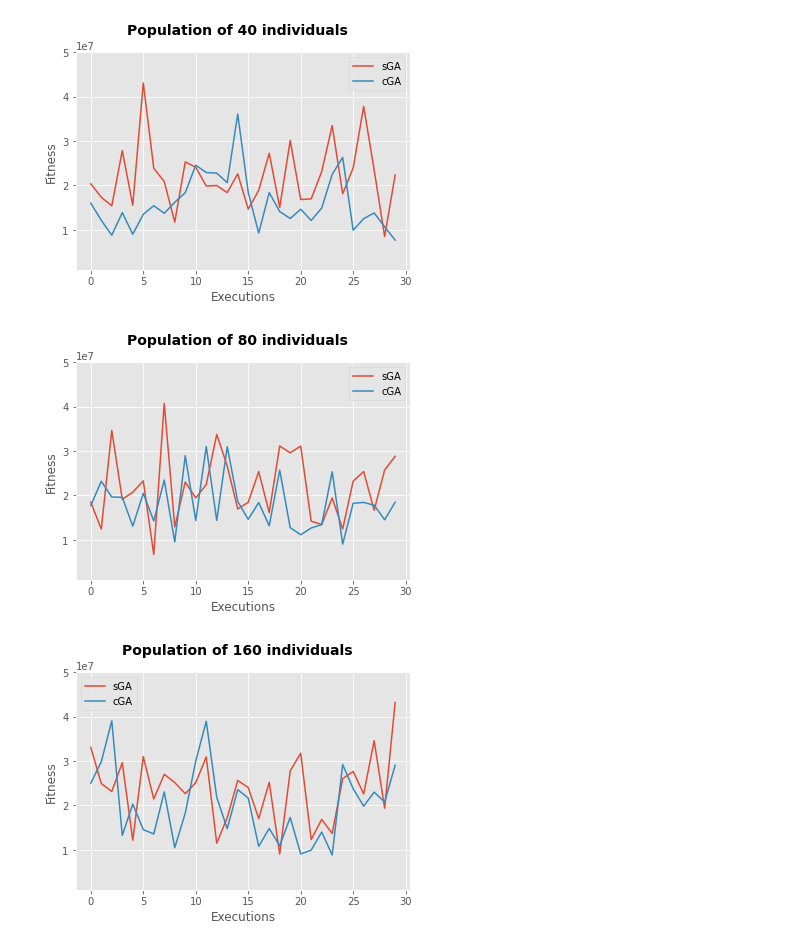
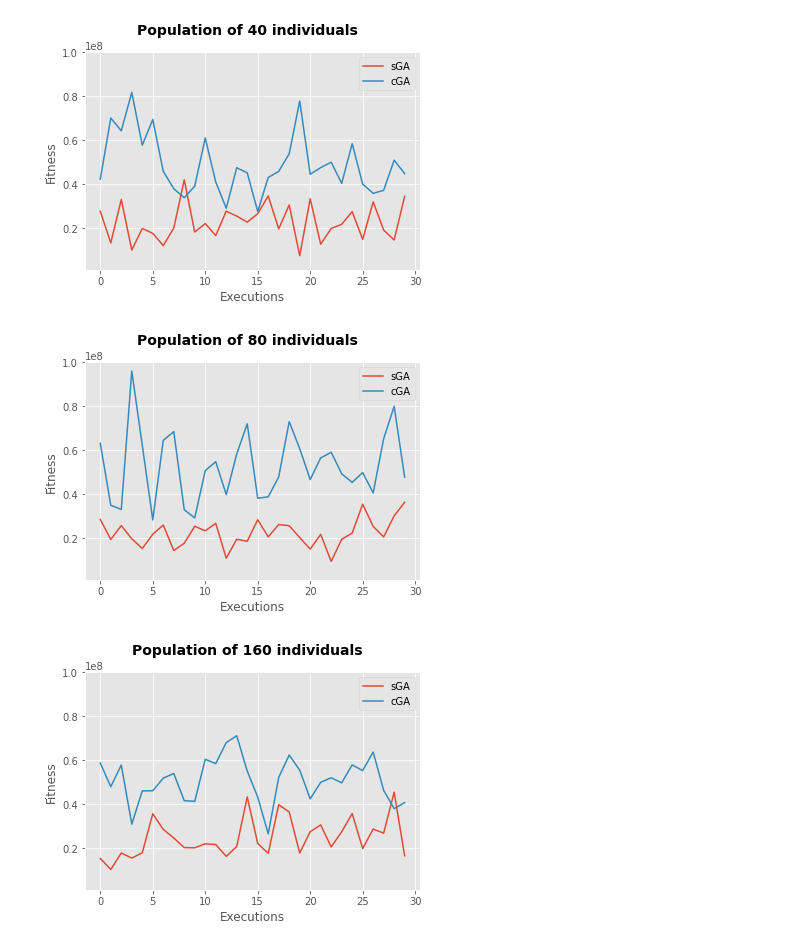
Before and after one commit to brenomfviana/ies-usp, a Jupyter notebook: ies6-sga-vs-cga-frosen-rn-comparison.ipynb, the cells around one changed output. Cells and saved outputs as stored; diff of their text form; code cells hidden in the pictures.

Commit message:
fixes create_individual function

```diff
--- a/ies6-sga-vs-cga-frosen-rn-comparison.ipynb
+++ b/ies6-sga-vs-cga-frosen-rn-comparison.ipynb
@@ -101,15 +101,13 @@ def update_prob(population, prob):
 
 # Create a new individual
 def create_individual(prob):
-  # Find the mean of the probability vector
-  mean = numpy.mean(prob)
-  # Find the standard deviation of the probability vector
-  stdev = numpy.std(prob, ddof=1)
-  stdev = stdev if stdev != 0.0 else 2 - (math.pi - math.e)
-  # Generate a random individual from a normal distribuition
-  individual = numpy.random.normal(mean, stdev, len(prob))
+  individual = []
+  for p in prob:
+    mean, stdev = p
+    individual.append(random.uniform(mean - stdev, mean + stdev))
   # Return a new individual
   return pyeasyga.Chromosome(individual)
+cga.create_individual = create_individual
 
 # Set evolution function
 def run(self):
@@ -167,10 +165,10 @@ for i in range(len(sizes)):
   # Plot
   fig = plt.figure()
   fig.suptitle('Population of ' + str(sizes[i]) + ' individuals',
-     fontsize=14, fontweight='bold')
+    fontsize=14, fontweight='bold')
   line_sga, = plt.plot(fitness_sga[i])
   line_cga, = plt.plot(fitness_cga[i])
-  plt.ylim(1000000, 50000000)
+  plt.ylim(1000000, 100000000)
   plt.legend([line_sga, line_cga], ['sGA', 'cGA'])
   plt.xlabel('Executions')
   plt.ylabel('Fitness')
@@ -183,3 +181,3 @@ for i in range(len(sizes)):
-[figure, old version]
+[figure, new version]
-[figure, old version]
+[figure, new version]
-[figure, old version]
+[figure, new version]
```
Also changed, not shown: parts of 1 cell of this notebook, 1 other file.
